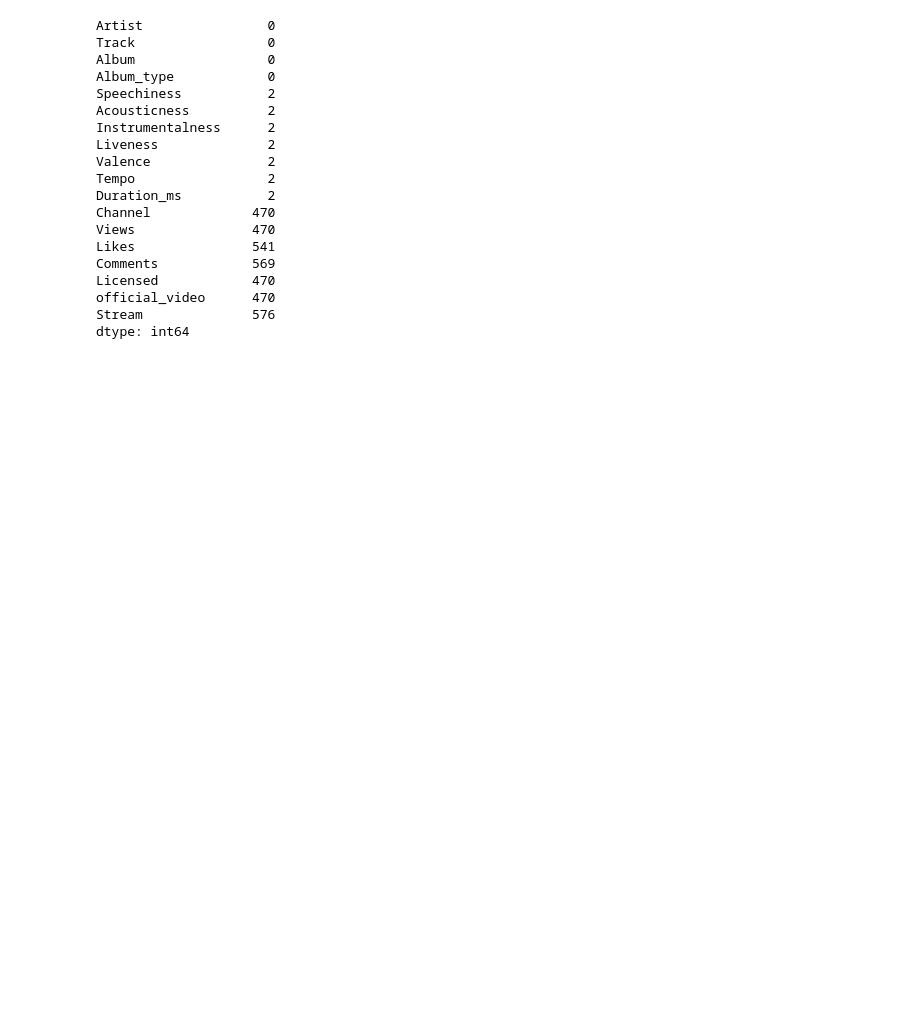
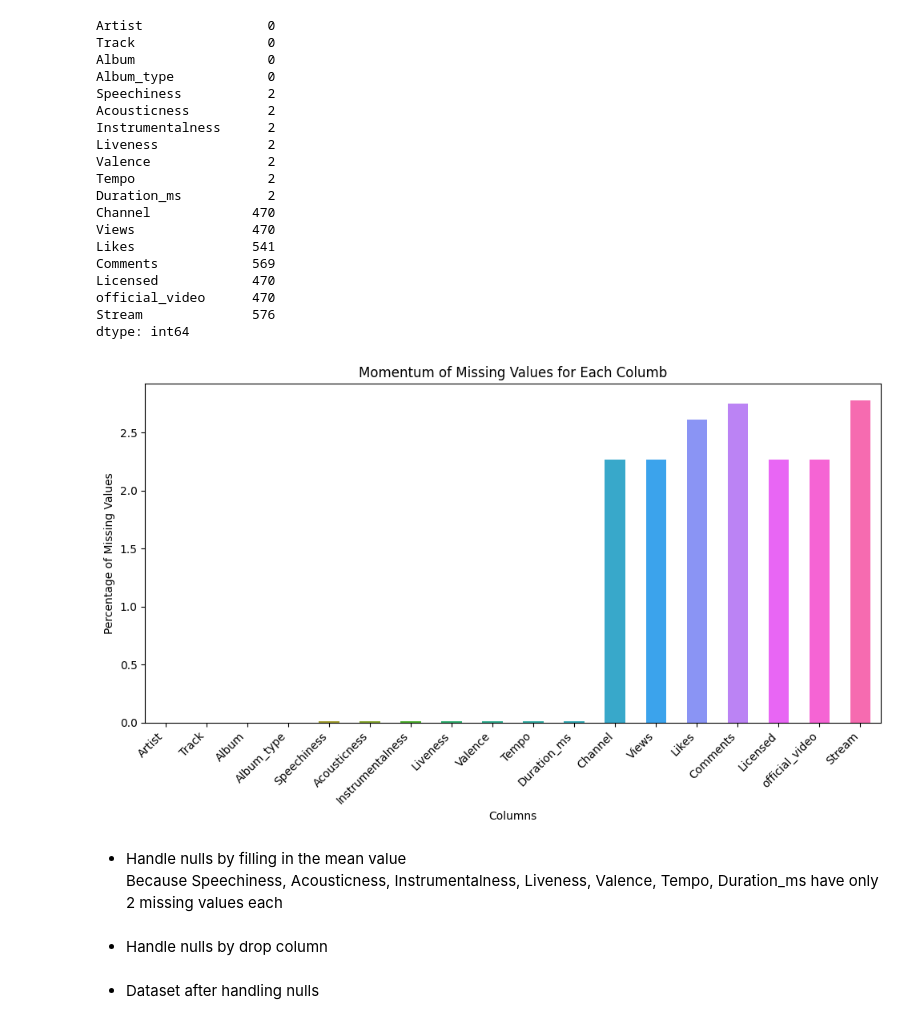
Before and after one commit to hg27haan/SpotifyAndYoutube-DataAnalysis, a Jupyter notebook: Nhom5.ipynb, the cells around one changed output. Cells and saved outputs as stored; diff of their text form; code cells hidden in the pictures; blank space fills up the shorter version.

```diff
--- a/Nhom5.ipynb
+++ b/Nhom5.ipynb
@@ -170,3 +173,24 @@ Licensed            470
 official_video      470
 Stream              576
 dtype: int64
+# %%
+# Define a custom color palette
+colors = sns.color_palette('husl', len(missing_values))
+
+# Calculte the momentum of missing values for each column
+missing_values_momentum = (df.isnull().sum() / len(df)) * 100
+
+# Create a bar plot with custom colors
+plt.figure(figsize=(10,6))
+missing_values_momentum.plot(kind='bar', color=colors)
+plt.title('Momentum of Missing Values for Each Columb')
+plt.xlabel('Columns')
+plt.ylabel('Percentage of Missing Values')
+plt.xticks(rotation = 45, ha= 'right')
+plt.tight_layout()
+plt.show()
+# %% [output]
+[figure, added]
+# %% [markdown]
+* Handle nulls by filling in the mean value
+Because Speechiness, Acousticness, Instrumentalness, Liveness, Valence, Tempo, Duration_ms have only 2 missing values each
@@ -172,0 +202,2 @@ dtype: int64
+# %% [markdown]
+* Handle nulls by drop column
@@ -172,0 +209,2 @@ dtype: int64
+# %% [markdown]
+* Dataset after handling nulls
```
Also changed, not shown: parts of 7 cells of this notebook.
